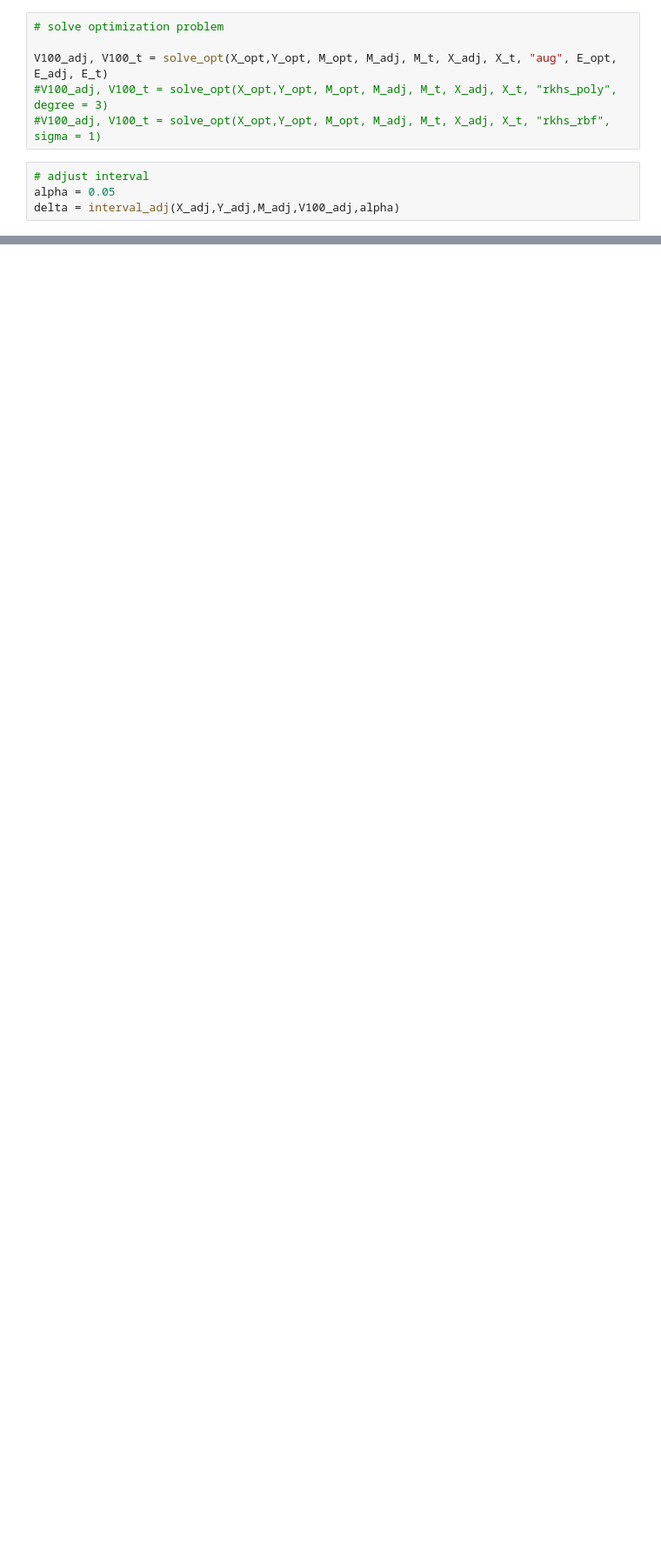
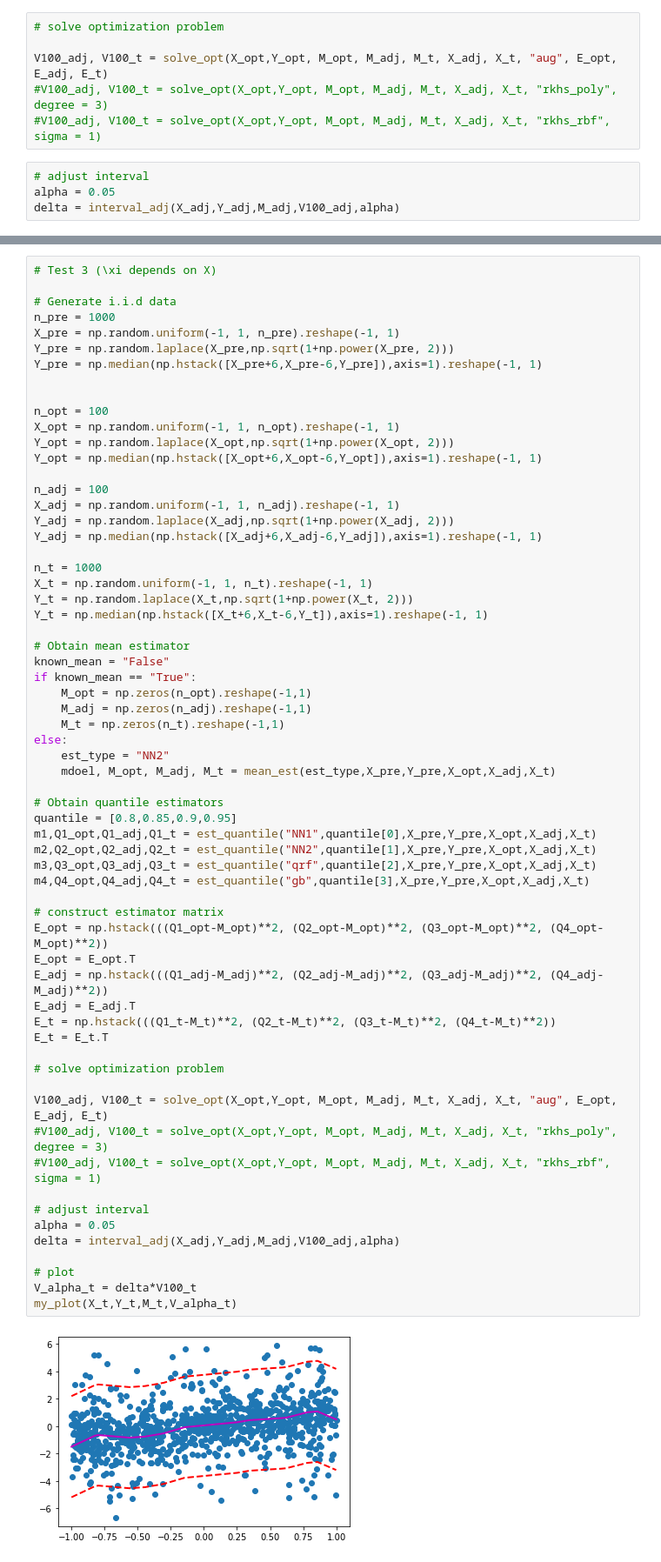
Before and after one commit to JiaweiGe0416/PI, a Jupyter notebook: Simulation.ipynb, the cells around one changed output, grey strips where cells are left out. Shown at 87% size. Cells and saved outputs as stored; diff of their text form; blank space fills up the shorter version.

Commit message:
Laplace

```diff
--- a/Simulation.ipynb
+++ b/Simulation.ipynb
@@ -493,0 +494,65 @@ The mean bandwidth for testing data is 1.2709673289552166
+# %%
+# Test 3 (\xi depends on X)
+
+# Generate i.i.d data
+n_pre = 1000
+X_pre = np.random.uniform(-1, 1, n_pre).reshape(-1, 1)
+Y_pre = np.random.laplace(X_pre,np.sqrt(1+np.power(X_pre, 2)))
+Y_pre = np.median(np.hstack([X_pre+6,X_pre-6,Y_pre]),axis=1).reshape(-1, 1)
+
+
+n_opt = 100
+X_opt = np.random.uniform(-1, 1, n_opt).reshape(-1, 1)
+Y_opt = np.random.laplace(X_opt,np.sqrt(1+np.power(X_opt, 2)))
+Y_opt = np.median(np.hstack([X_opt+6,X_opt-6,Y_opt]),axis=1).reshape(-1, 1)
+
+n_adj = 100
+X_adj = np.random.uniform(-1, 1, n_adj).reshape(-1, 1)
+Y_adj = np.random.laplace(X_adj,np.sqrt(1+np.power(X_adj, 2)))
+Y_adj = np.median(np.hstack([X_adj+6,X_adj-6,Y_adj]),axis=1).reshape(-1, 1)
+
+n_t = 1000
+X_t = np.random.uniform(-1, 1, n_t).reshape(-1, 1)
+Y_t = np.random.laplace(X_t,np.sqrt(1+np.power(X_t, 2)))
+Y_t = np.median(np.hstack([X_t+6,X_t-6,Y_t]),axis=1).reshape(-1, 1)
+
+# Obtain mean estimator
+known_mean = "False"
+if known_mean == "True":
+    M_opt = np.zeros(n_opt).reshape(-1,1)
+    M_adj = np.zeros(n_adj).reshape(-1,1)
+    M_t = np.zeros(n_t).reshape(-1,1)
+else:
+    est_type = "NN2"
+    mdoel, M_opt, M_adj, M_t = mean_est(est_type,X_pre,Y_pre,X_opt,X_adj,X_t)
+
+# Obtain quantile estimators
+quantile = [0.8,0.85,0.9,0.95]
+m1,Q1_opt,Q1_adj,Q1_t = est_quantile("NN1",quantile[0],X_pre,Y_pre,X_opt,X_adj,X_t)
+m2,Q2_opt,Q2_adj,Q2_t = est_quantile("NN2",quantile[1],X_pre,Y_pre,X_opt,X_adj,X_t)
+m3,Q3_opt,Q3_adj,Q3_t = est_quantile("qrf",quantile[2],X_pre,Y_pre,X_opt,X_adj,X_t)
+m4,Q4_opt,Q4_adj,Q4_t = est_quantile("gb",quantile[3],X_pre,Y_pre,X_opt,X_adj,X_t)
+
+# construct estimator matrix
+E_opt = np.hstack(((Q1_opt-M_opt)**2, (Q2_opt-M_opt)**2, (Q3_opt-M_opt)**2, (Q4_opt-M_opt)**2))
+E_opt = E_opt.T
+E_adj = np.hstack(((Q1_adj-M_adj)**2, (Q2_adj-M_adj)**2, (Q3_adj-M_adj)**2, (Q4_adj-M_adj)**2))
+E_adj = E_adj.T
+E_t = np.hstack(((Q1_t-M_t)**2, (Q2_t-M_t)**2, (Q3_t-M_t)**2, (Q4_t-M_t)**2))
+E_t = E_t.T
+
+# solve optimization problem
+
+V100_adj, V100_t = solve_opt(X_opt,Y_opt, M_opt, M_adj, M_t, X_adj, X_t, "aug", E_opt, E_adj, E_t)
+#V100_adj, V100_t = solve_opt(X_opt,Y_opt, M_opt, M_adj, M_t, X_adj, X_t, "rkhs_poly", degree = 3)
+#V100_adj, V100_t = solve_opt(X_opt,Y_opt, M_opt, M_adj, M_t, X_adj, X_t, "rkhs_rbf", sigma = 1)
+
+# adjust interval
+alpha = 0.05
+delta = interval_adj(X_adj,Y_adj,M_adj,V100_adj,alpha)
+
+# plot
+V_alpha_t = delta*V100_t
+my_plot(X_t,Y_t,M_t,V_alpha_t)
+# %% [output]
+[figure, added]
```
Also changed, not shown: parts of 3 cells of this notebook, 1 other file.
